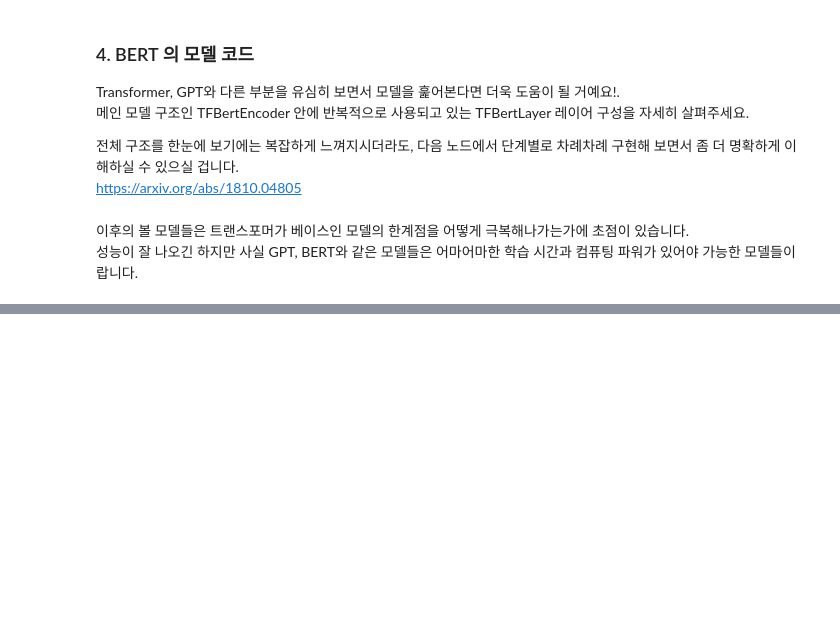
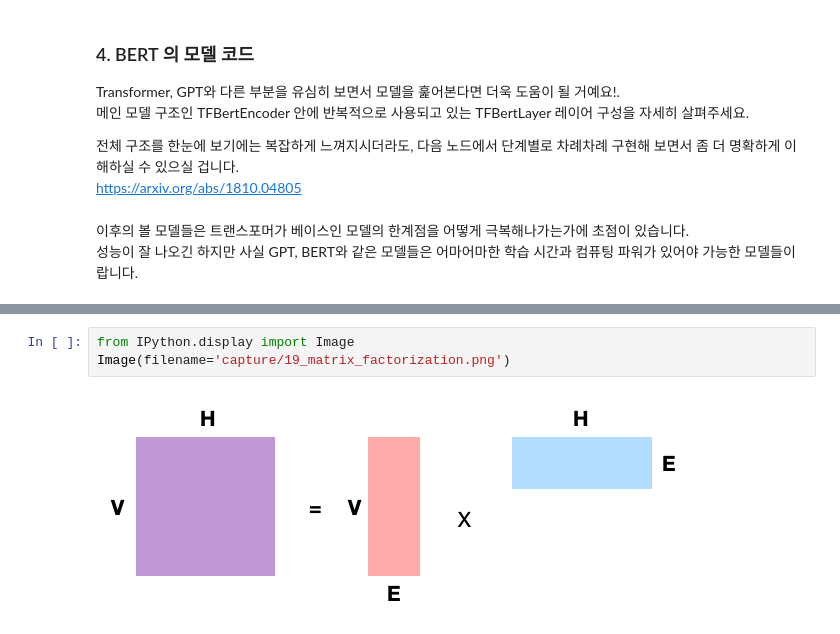
Before and after one commit to ziippy/modoo-nlp, a Jupyter notebook: 19_modern_nlp.ipynb, the cells around one changed output, grey strips where cells are left out. Cells and saved outputs as stored; diff of their text form; blank space fills up the shorter version.

```diff
--- a/19_modern_nlp.ipynb
+++ b/19_modern_nlp.ipynb
@@ -353,0 +449,5 @@ Image(filename='capture/19_recurrence_in_vanilla_transformer_test_process.png')
+# %%
+from IPython.display import Image
+Image(filename='capture/19_matrix_factorization.png')
+# %% [output]
+[figure, added]
```
Also changed, not shown: parts of 39 cells of this notebook, 6 other files.
